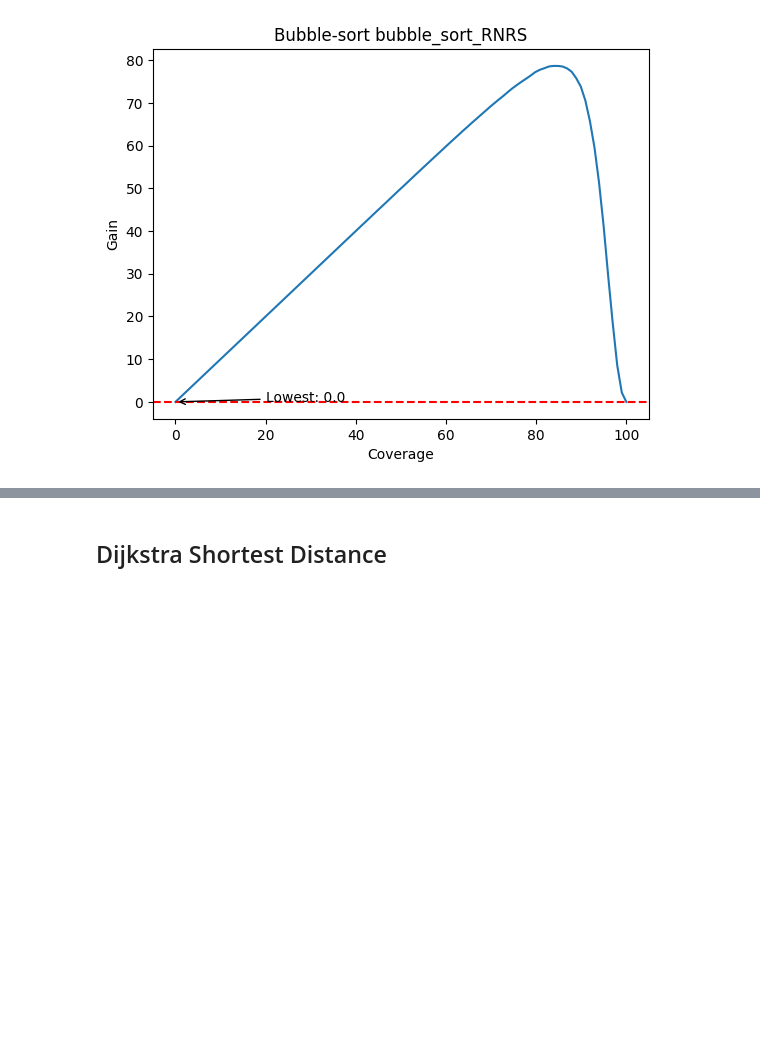
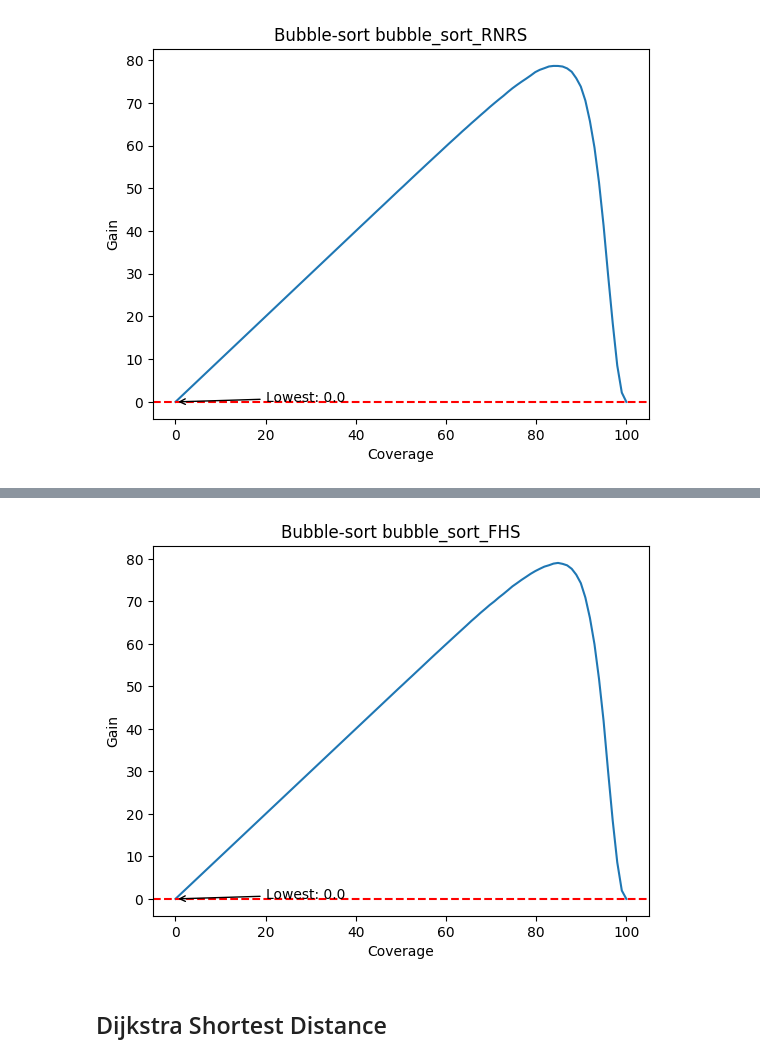
Before and after one commit to biniyam-mt/EDL, a Jupyter notebook: opt.ipynb, the cells around one changed output, grey strips where cells are left out. Saved outputs shown, nothing was run; the diff lists cells and outputs as text; code cells hidden in the pictures; blank space fills up the shorter version.

```diff
--- a/opt.ipynb
+++ b/opt.ipynb
@@ -123,3 +133,7 @@ opt("Bubble-sort","bubble_sort_RNRS_HS")
+# %%
+opt("Bubble-sort","bubble_sort_FHS") #first half sorted
+# %% [output]
+[figure, added]
 # %% [markdown]
 ## Dijkstra Shortest Distance
 # %% [markdown]
```
Also changed, not shown: parts of 4 cells of this notebook, 1 other file.
